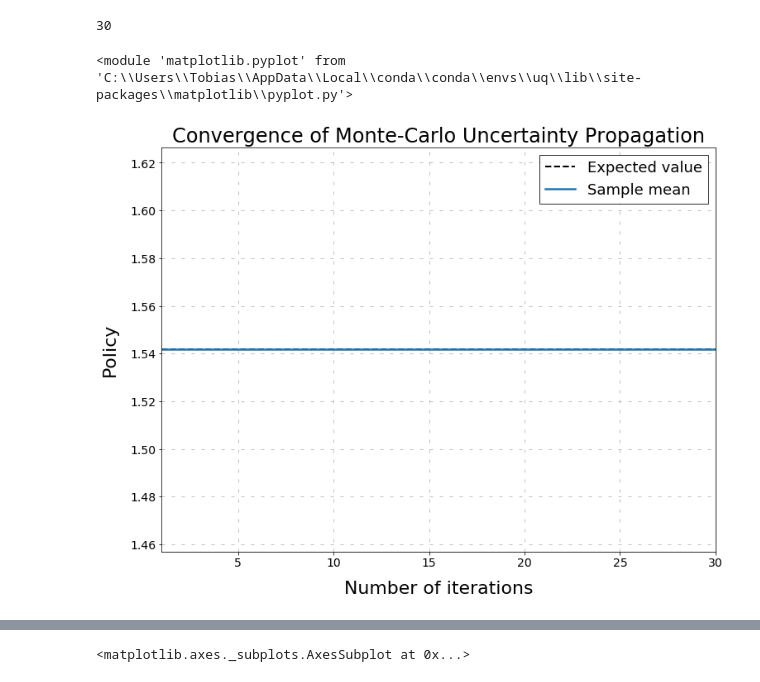
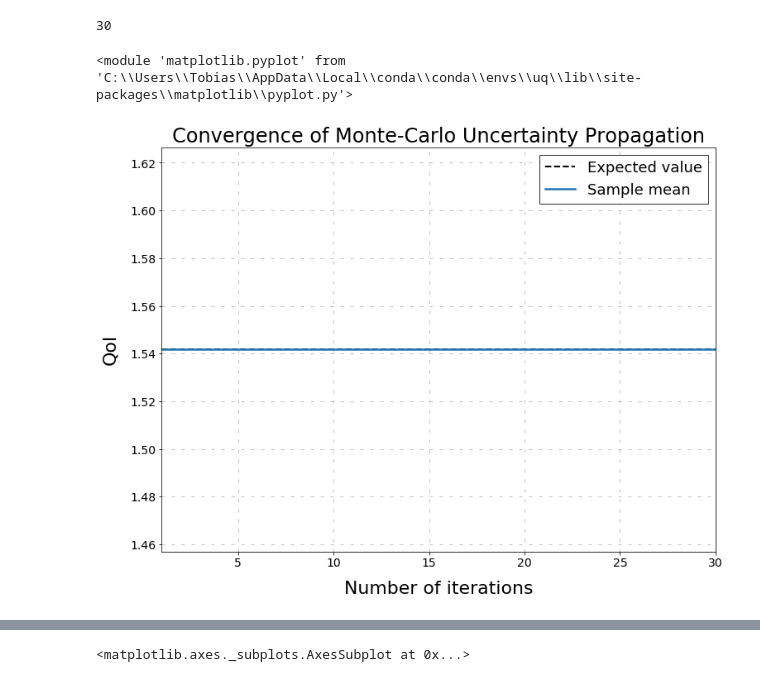
Before and after one commit to fagan2888/numerical-toolbox-uncertainty-quantification, a Jupyter notebook: uncertainty-quantification/sandbox.ipynb, the cells around one changed output, grey strips where cells are left out. Saved outputs shown, nothing was run; the diff lists cells and outputs as text; code cells hidden in the pictures.

```diff
--- a/uncertainty-quantification/sandbox.ipynb
+++ b/uncertainty-quantification/sandbox.ipynb
@@ -33,7 +33,7 @@ len(qoi)
 # %% [output]
 30
 # %%
-convergence_plot(qoi, expected_qoi, "Policy")
+convergence_plot(qoi, expected_qoi, "QoI")
 # %% [output]
 <module 'matplotlib.pyplot' from 'C:\\Users\\Tobias\\AppData\\Local\\conda\\conda\\envs\\uq\\lib\\site-packages\\matplotlib\\pyplot.py'>
-[figure, old version]
+[figure, new version]
```
Also changed, not shown: parts of 1 cell of this notebook, 2 other files.
